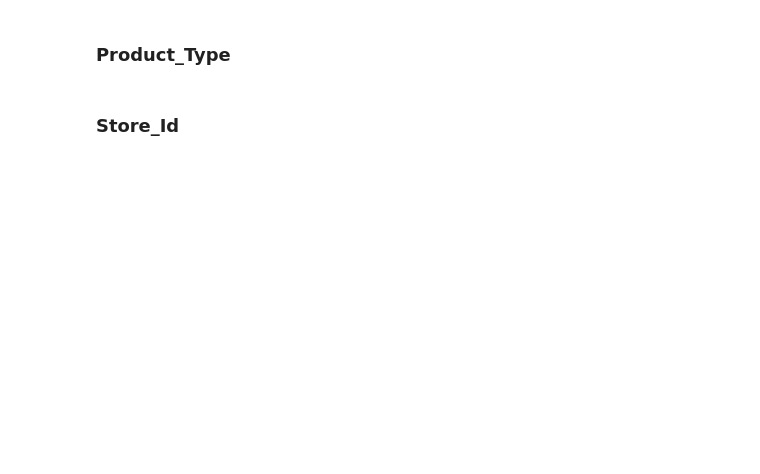
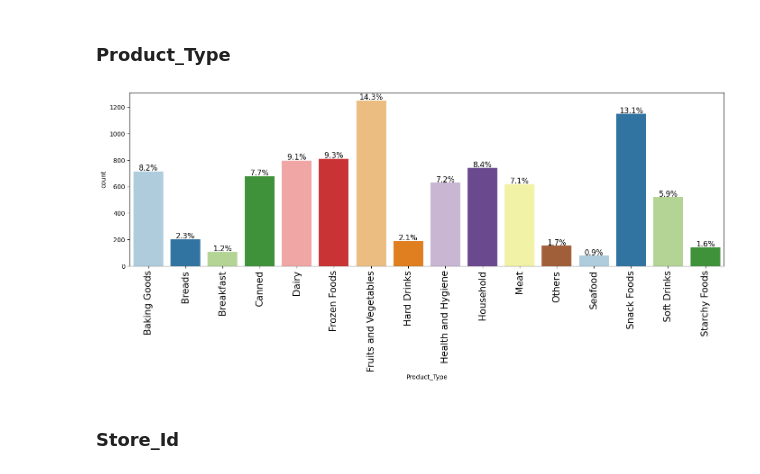
Before and after one commit to Mark5484/sales-forecast-lowcode, a Jupyter notebook: Low_Code_SuperKart_Model_Deployment.ipynb, the cells around one changed output. Saved outputs shown, nothing was run; the diff lists cells and outputs as text; code cells hidden in the pictures; blank space fills up the shorter version.

```diff
--- a/Low_Code_SuperKart_Model_Deployment.ipynb
+++ b/Low_Code_SuperKart_Model_Deployment.ipynb
@@ -335,7 +347,9 @@ labeled_barplot(data, "Product_Sugar_Content", perc=True)
 # %% [markdown]
 ### **Product_Type**
 # %%
-labeled_barplot(data, "_____", perc=_____) #Complete the code to plot the labelled barplot of Product_Type with the percentages being displayed
+labeled_barplot(data, "Product_Type", perc=True) #Complete the code to plot the labelled barplot of Product_Type with the percentages being displayed
+# %% [output]
+[figure, added]
 # %% [markdown]
 ### **Store_Id**
 # %%
```
Also changed, not shown: parts of 19 cells of this notebook.
